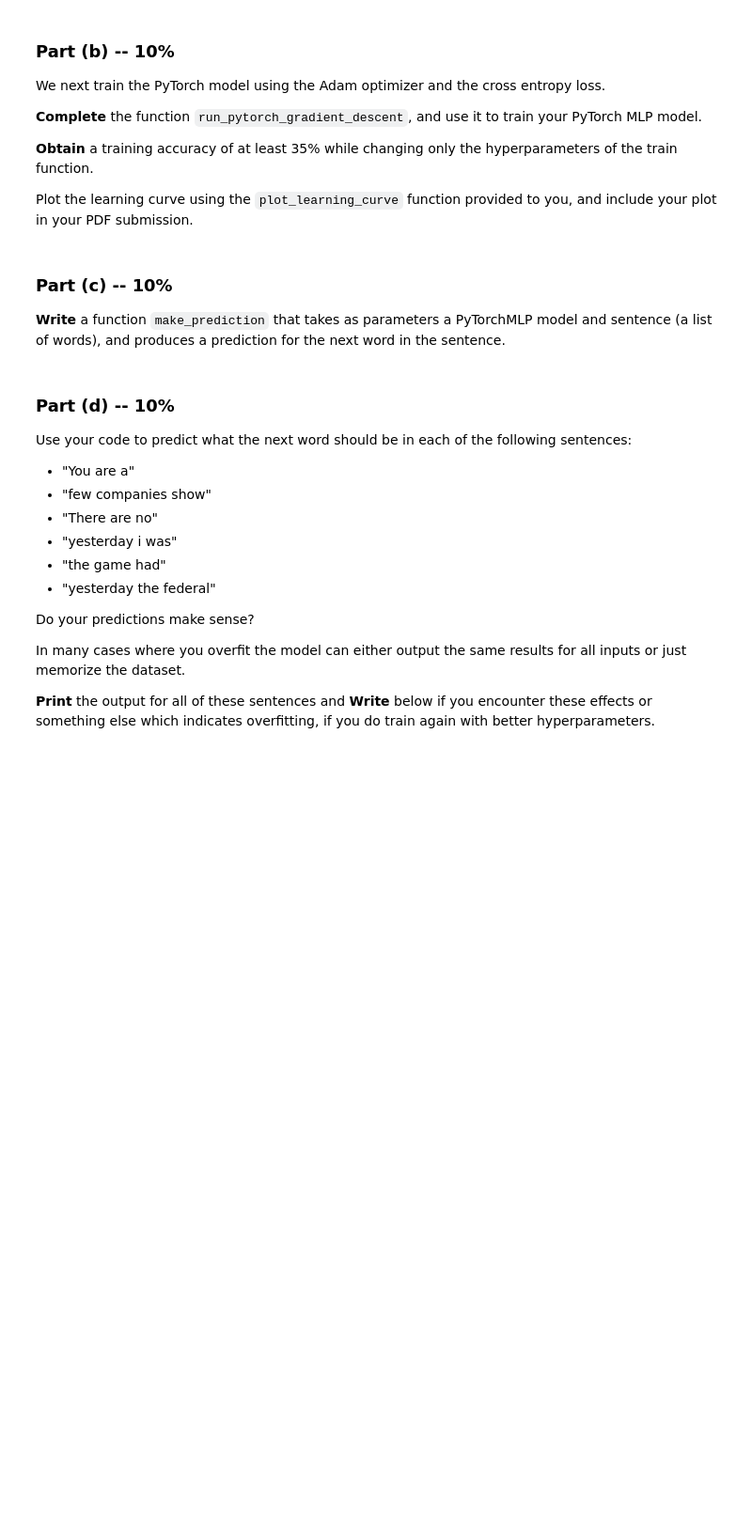
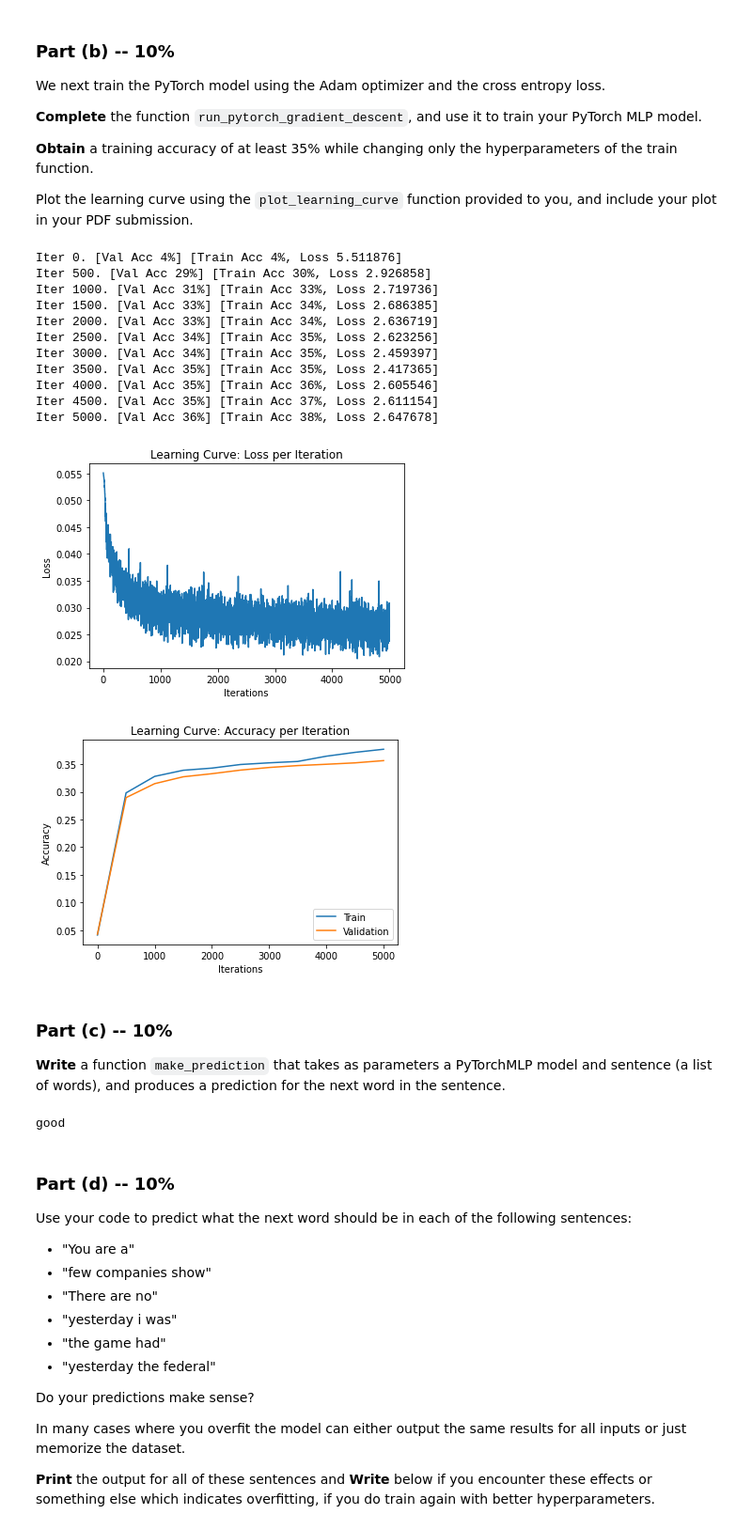
Before and after one commit to Angel2Eyes/deep_learning_course, a Jupyter notebook: Deep Learning Course/Assignment2/Assignment2.ipynb, the cells around one changed output. Shown: that part at 94% size. Drawn from its saved outputs; the diff is of its cells as text; code cells hidden in the pictures; blank space fills up the shorter version.

```diff
--- a/Deep Learning Course/Assignment2/Assignment2.ipynb
+++ b/Deep Learning Course/Assignment2/Assignment2.ipynb
@@ -139,7 +140,7 @@ def convert_words_to_indices(sents):
     >>> convert_words_to_indices([['one', 'in', 'five', 'are', 'over', 'here'], ['other', 'one', 'since', 'yesterday'], ['you']])
     [[148, 98, 70, 23, 154, 89], [151, 148, 181, 246], [248]]
     """
-    return [[vocab_stoi[j] for j in i] for i in sents]
+    return [[vocab_stoi[j.lower()] for j in i] for i in sents]
 
 def generate_4grams(seqs):
     """
@@ -161,8 +162,6 @@ def generate_4grams(seqs):
           if len(sequence[i: i + 4]) == 4 :
             new_list.append(sequence[i: i + 4])
     return new_list
-    #return [[x[:4] for x in sequence] for sequence in seqs]
-    # Write your code here
 
 def process_data(sents):
     """
@@ -174,7 +173,6 @@ def process_data(sents):
     return np.array(fourgrams)
 
 # We can now generate our data which will be used to train and test the network
-#print(generate_4grams(convert_words_to_indices([['one', 'in', 'five', 'are', 'over', 'here'], ['other', 'one', 'since', 'yesterday'], ['you']])))
 train4grams = process_data(train)
 valid4grams = process_data(valid)
 test4grams = process_data(test)
@@ -203,12 +201,20 @@ def make_onehot(data):
     output - vector with shape (D,250)
     """
 
-    shape = (data.size, 250)
-    one_hot = np.zeros(shape)
-    rows = np.arange(data.size)
-    one_hot[rows, data] = 1
-    return one_hot
-
+    if data.ndim==1:
+      shape = (data.size, 250)
+      one_hot = np.zeros(shape)
+      rows = np.arange(data.size)
+      one_hot[rows, data] = 1
+      return one_hot
+    else :
+      shape = (data.shape[0],data.shape[1], 250)
+      one_hot = np.zeros(shape)
+      rows = np.arange(data.shape[0])
+      one_hot[rows,0, data[:,0]] = 1
+      one_hot[rows,1, data[:,1]] = 1
+      one_hot[rows,2, data[:,2]] = 1
+      return one_hot
 
 def get_batch(data, range_min, range_max, onehot=True):
     """
@@ -230,6 +236,3 @@ def get_batch(data, range_min, range_max, onehot=True):
     if onehot:
         st = make_onehot(st).reshape(-1, 250)
     return xt, st
-
-print(process_data(train[10:20])[1:3])
-print(get_batch(process_data(train[10:20]), 1, 3))
@@ -254,8 +253,8 @@ class PyTorchMLP(nn.Module):
         self.num_hidden = num_hidden
     def forward(self, inp):
         inp = inp.reshape([-1, 750])
-        # TODO: complete this function
-        # Note that we will be using the nn.CrossEntropyLoss(), which computes the softmax operation internally, as loss criterion
+        hidden = torch.relu(self.layer1(inp))
+        return self.layer2(hidden)
 # %% [markdown]
 ### Part (b) -- 10%
 
@@ -297,7 +296,7 @@ def run_pytorch_gradient_descent(model,
                                  batch_size=100,
                                  learning_rate=0.001,
                                  weight_decay=0,
-                                 max_iters=1000,
+                                 max_iters=5000,
                                  checkpoint_path=None):
     """
     Train the PyTorch model on the dataset `train_data`, reporting
@@ -355,6 +354,11 @@ def run_pytorch_gradient_descent(model,
             # ...                      # compute updates for each parameter
             # ...                      # make the updates for each parameter
             # ...                      # a clean up step for PyTorch
+            zs = model(xt)
+            loss = criterion(zs,st)
+            optimizer.zero_grad()
+            loss.backward()
+            optimizer.step()
 
             # save the current training information
             iters.append(n)
@@ -400,9 +404,24 @@ def plot_learning_curve(iters, losses, iters_sub, train_accs, val_accs):
 # %%
 pytorch_mlp = PyTorchMLP()
 # learning_curve_info = run_pytorch_gradient_descent(pytorch_mlp, ...)
-
+learning_curve_info = run_pytorch_gradient_descent(pytorch_mlp)#, ...,checkpoint_path = '/content/gdrive/My Drive/Intro_to_Deep_Learning/mlp/ckpt-{}.pk')#)
 
 # plot_learning_curve(*learning_curve_info)
+plot_learning_curve(*learning_curve_info)
+# %% [output]
+Iter 0. [Val Acc 4%] [Train Acc 4%, Loss 5.511876]
+Iter 500. [Val Acc 29%] [Train Acc 30%, Loss 2.926858]
+Iter 1000. [Val Acc 31%] [Train Acc 33%, Loss 2.719736]
+Iter 1500. [Val Acc 33%] [Train Acc 34%, Loss 2.686385]
+Iter 2000. [Val Acc 33%] [Train Acc 34%, Loss 2.636719]
+Iter 2500. [Val Acc 34%] [Train Acc 35%, Loss 2.623256]
+Iter 3000. [Val Acc 34%] [Train Acc 35%, Loss 2.459397]
+Iter 3500. [Val Acc 35%] [Train Acc 35%, Loss 2.417365]
+Iter 4000. [Val Acc 35%] [Train Acc 36%, Loss 2.605546]
+Iter 4500. [Val Acc 35%] [Train Acc 37%, Loss 2.611154]
+Iter 5000. [Val Acc 36%] [Train Acc 38%, Loss 2.647678]
+[figure, added]
+[figure, added]
 # %% [markdown]
 ### Part (c) -- 10%
 **Write** a function `make_prediction` that takes as parameters
@@ -427,3 +456,7 @@ def make_prediction_torch(model, sentence):
+# %%
+print(make_prediction_torch(pytorch_mlp, ['you', 'are', 'a']))
+# %% [output]
+good
 # %% [markdown]
 ### Part (d) -- 10%
 
```
Also changed, not shown: parts of 24 cells of this notebook, 1 other file.
